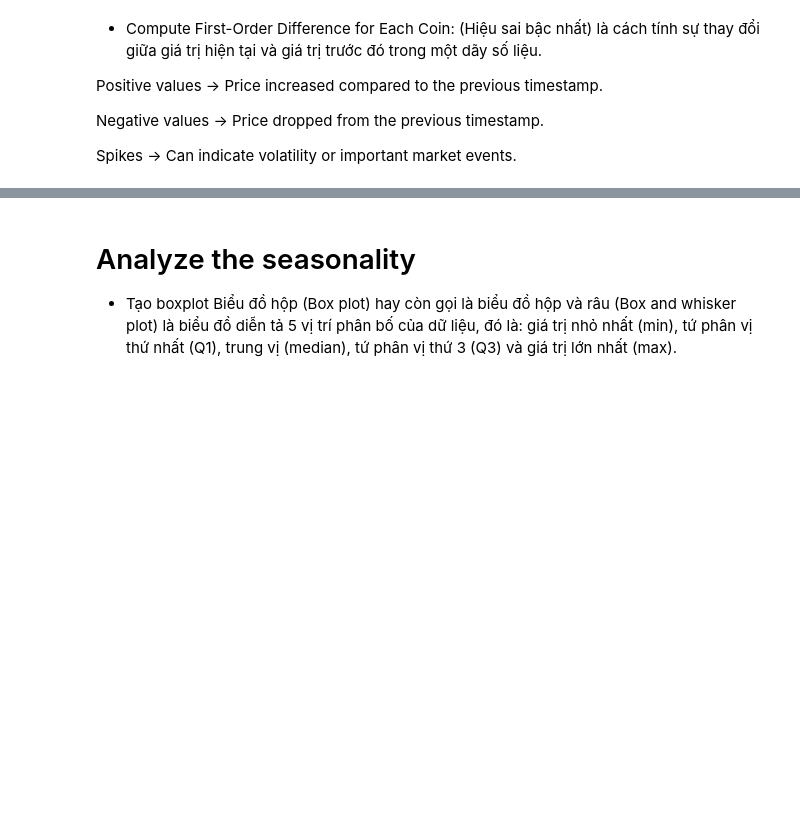
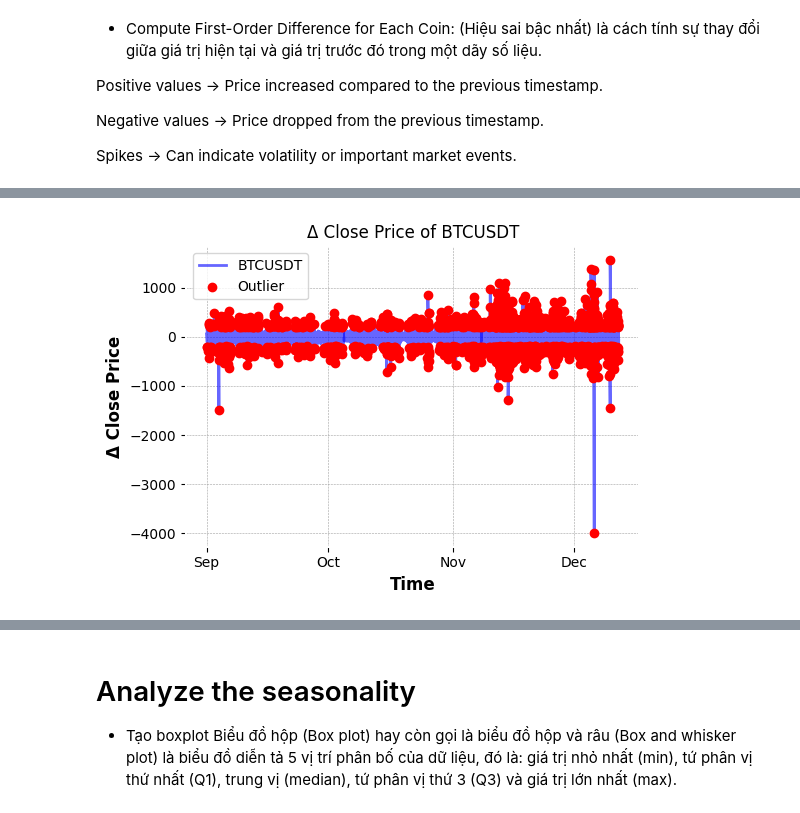
Before and after one commit to Kuro2403/Cryptocurrency-prediction-trending, a Jupyter notebook: TrainingModelCryptoPrediction.ipynb, the cells around one changed output, grey strips where cells are left out. Saved outputs shown, nothing was run; the diff lists cells and outputs as text; code cells hidden in the pictures; blank space fills up the shorter version.

```diff
--- a/TrainingModelCryptoPrediction.ipynb
+++ b/TrainingModelCryptoPrediction.ipynb
@@ -158,0 +159,71 @@ plt.show()
+# %%
+import pandas as pd
+import numpy as np
+import matplotlib.pyplot as plt
+import matplotlib.dates as mdates
+import math
+
+# 1️⃣ Compute first-order difference for each coin
+df['first_order_diff'] = df.groupby('symbol')['close'].diff()
+
+# 2️⃣ Tính IQR cho từng coin
+outliers = []
+
+for coin in df['symbol'].unique():
+    coin_data = df[df['symbol'] == coin]
+
+    Q1 = np.percentile(coin_data['first_order_diff'].dropna(), 25)  # Q1
+    Q3 = np.percentile(coin_data['first_order_diff'].dropna(), 75)  # Q3
+    IQR = Q3 - Q1
+
+    lower_bound = Q1 - 1.5 * IQR
+    upper_bound = Q3 + 1.5 * IQR
+
+    # Đánh dấu outliers
+    coin_outliers = coin_data[(coin_data['first_order_diff'] < lower_bound) |
+                              (coin_data['first_order_diff'] > upper_bound)]
+
+    outliers.append(coin_outliers)
+
+# Gộp tất cả outliers vào một DataFrame
+outliers_df = pd.concat(outliers)
+
+# 3️⃣ Define subplot layout (3 columns)
+num_coins = len(df['symbol'].unique())
+num_rows = math.ceil(num_coins / 3)  # Arrange subplots in 3 columns
+
+fig, axes = plt.subplots(num_rows, 3, figsize=(15, num_rows * 4))
+axes = axes.flatten()
+
+# 4️⃣ Plot each coin's first-order difference in a separate subplot
+for i, coin in enumerate(df['symbol'].unique()):
+    coin_data = df[df['symbol'] == coin]
+    coin_outliers = outliers_df[outliers_df['symbol'] == coin]  # Lấy outliers của coin hiện tại
+
+    axes[i].plot(coin_data['timestamp'], coin_data['first_order_diff'], label=coin, color='b', alpha=0.6)
+
+    # Đánh dấu outliers bằng chấm đỏ
+    axes[i].scatter(coin_outliers['timestamp'], coin_outliers['first_order_diff'], color='red', label="Outlier", zorder=3)
+
+    axes[i].set_title(f"Δ Close Price of {coin}")
+    axes[i].set_xlabel("Time")
+    axes[i].set_ylabel("Δ Close Price")
+    axes[i].grid(True)
+    axes[i].legend()
+
+    # Format x-axis to show only months
+    axes[i].xaxis.set_major_formatter(mdates.DateFormatter('%b'))  # Example: "Jan", "Feb", "Mar"
+    axes[i].xaxis.set_major_locator(mdates.MonthLocator())  # Set tick interval to months
+
+# 5️⃣ Hide unused subplots (if any)
+for j in range(i + 1, len(axes)):
+    fig.delaxes(axes[j])
+
+plt.tight_layout()
+plt.show()
+
+# 6️⃣ In ra danh sách outliers
+print("Outliers detected:")
+print(outliers_df)
+# %% [output]
+[figure, added]
```
Also changed, not shown: parts of 20 cells of this notebook, 1 other file.
